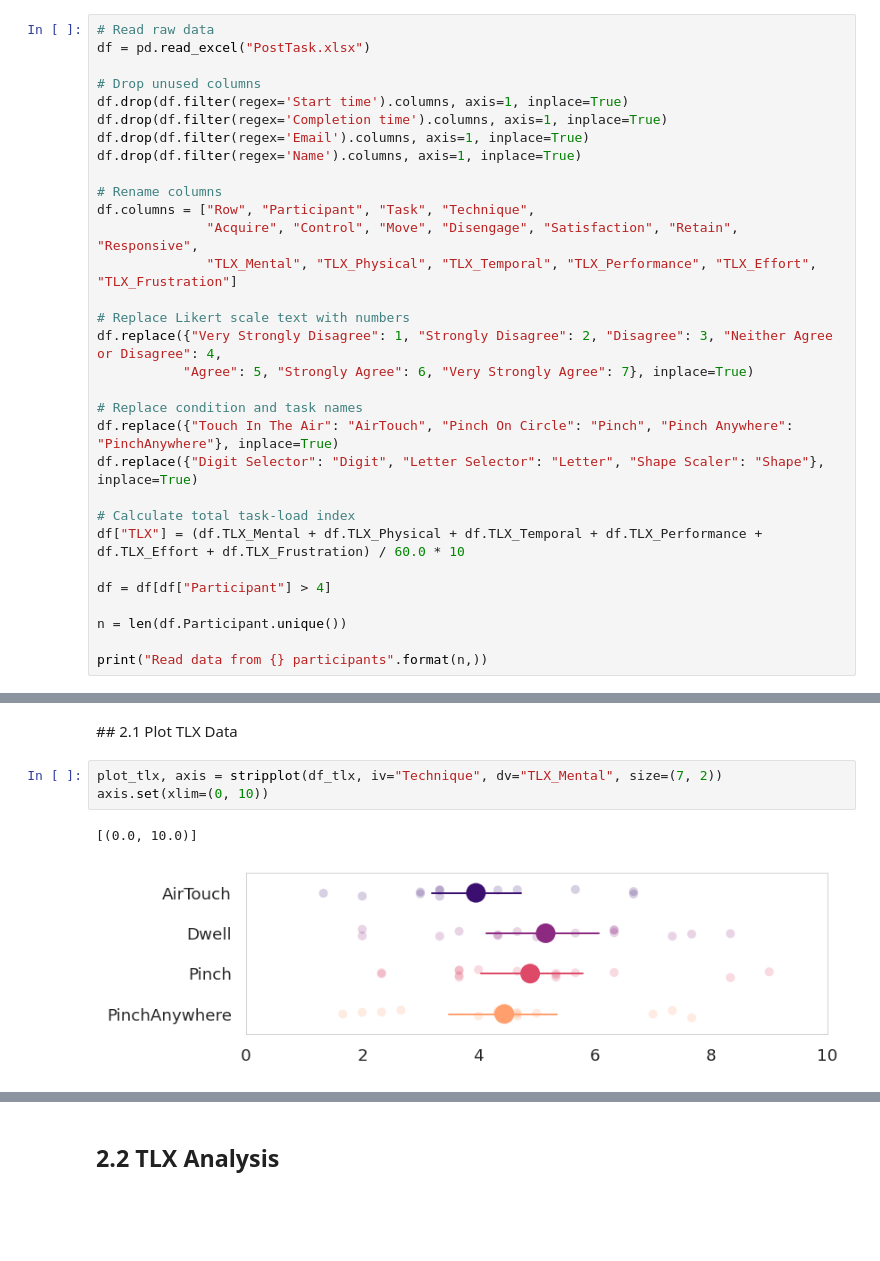
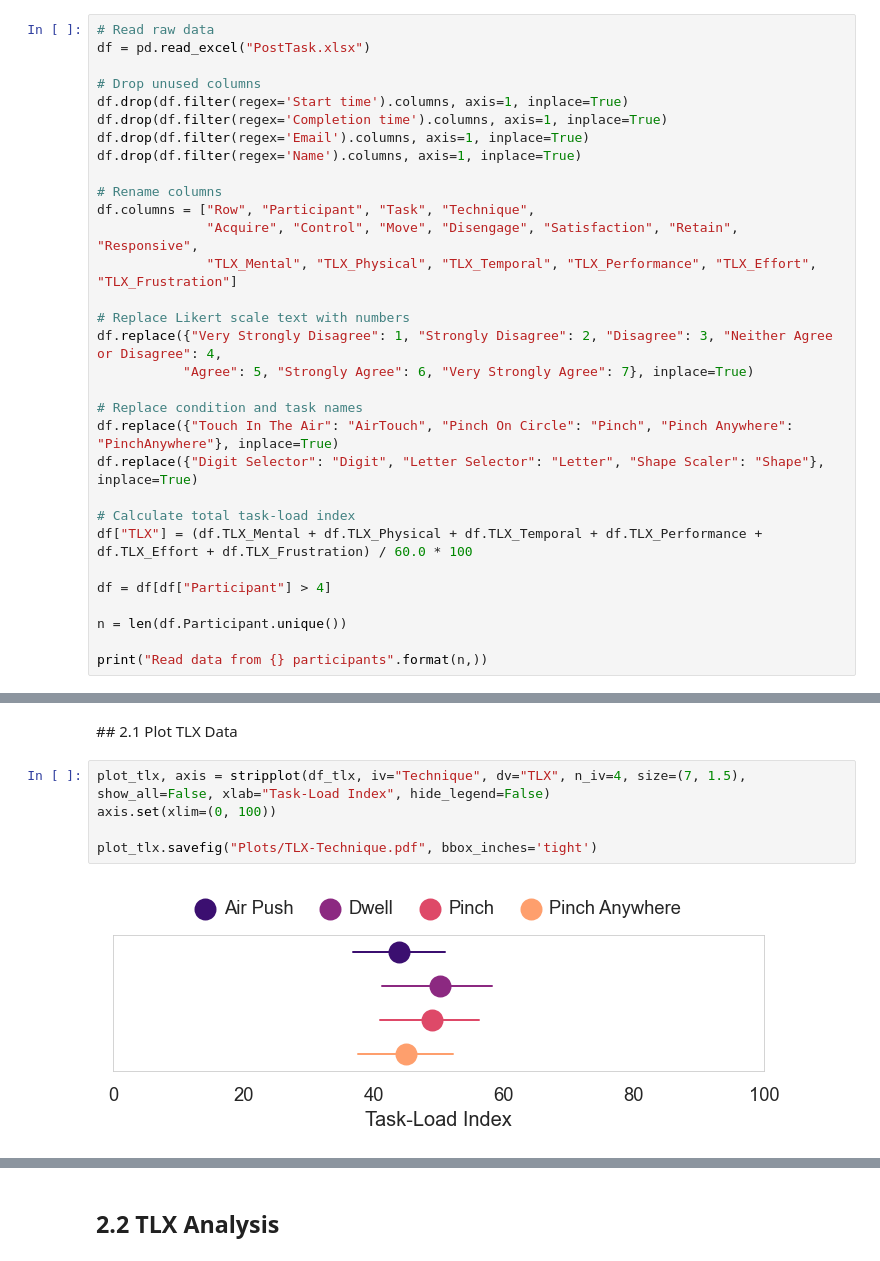
Before and after one commit to KieranWaugh/Push-or-Pinch-Exploring-Slider-Control-Gestures-for-Touchless-User-Interfaces, a Jupyter notebook: Analysis/PostTask.ipynb, the cells around one changed output, grey strips where cells are left out. Saved outputs shown, nothing was run; the diff lists cells and outputs as text; blank space fills up the shorter version.

Commit message:
Generating new plots for the paper.

```diff
--- a/Analysis/PostTask.ipynb
+++ b/Analysis/PostTask.ipynb
@@ -52,7 +52,7 @@ df.replace({"Touch In The Air": "AirTouch", "Pinch On Circle": "Pinch", "Pinch A
 df.replace({"Digit Selector": "Digit", "Letter Selector": "Letter", "Shape Scaler": "Shape"}, inplace=True)
 
 # Calculate total task-load index
-df["TLX"] = (df.TLX_Mental + df.TLX_Physical + df.TLX_Temporal + df.TLX_Performance + df.TLX_Effort + df.TLX_Frustration) / 60.0 * 10
+df["TLX"] = (df.TLX_Mental + df.TLX_Physical + df.TLX_Temporal + df.TLX_Performance + df.TLX_Effort + df.TLX_Frustration) / 60.0 * 100
 
 df = df[df["Participant"] > 4]
 
@@ -87,10 +87,11 @@ df_pinchany = df_tlx[df_tlx['Technique'] == "PinchAnywhere"]
 # %% [markdown]
 ## 2.1 Plot TLX Data
 # %%
-plot_tlx, axis = stripplot(df_tlx, iv="Technique", dv="TLX_Mental", size=(7, 2))
-axis.set(xlim=(0, 10))
+plot_tlx, axis = stripplot(df_tlx, iv="Technique", dv="TLX", n_iv=4, size=(7, 1.5), show_all=False, xlab="Task-Load Index", hide_legend=False)
+axis.set(xlim=(0, 100))
+
+plot_tlx.savefig("Plots/TLX-Technique.pdf", bbox_inches='tight')
 # %% [output]
-[(0.0, 10.0)]
-[figure, old version]
+[figure, new version]
 # %%
 plot, axis = barplot_one_factor(df_tlx, iv="Technique", dv="TLX")
```
Also changed, not shown: parts of 10 cells of this notebook, 26 other files.
